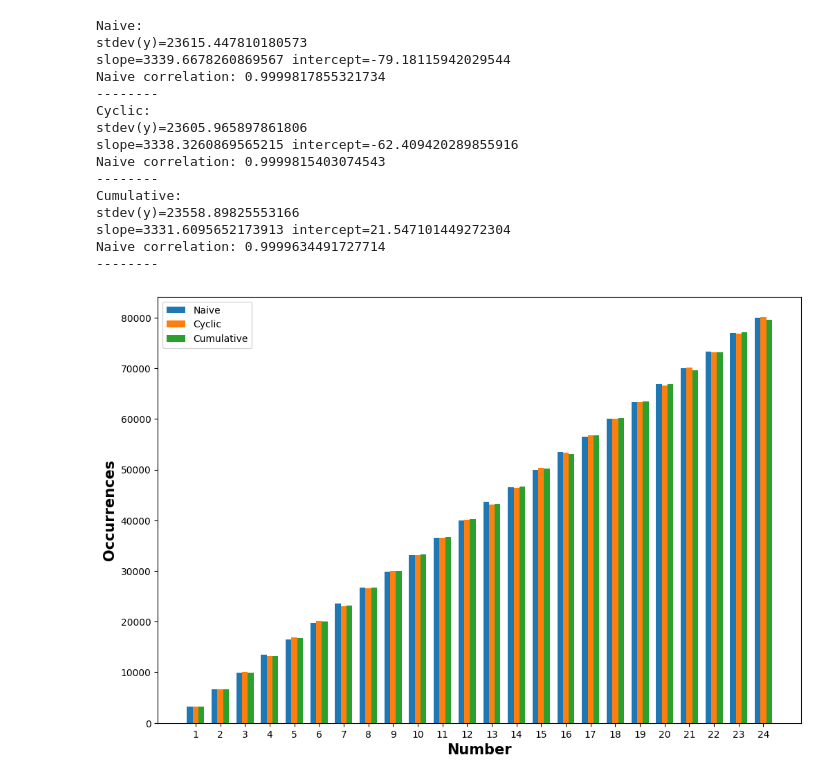
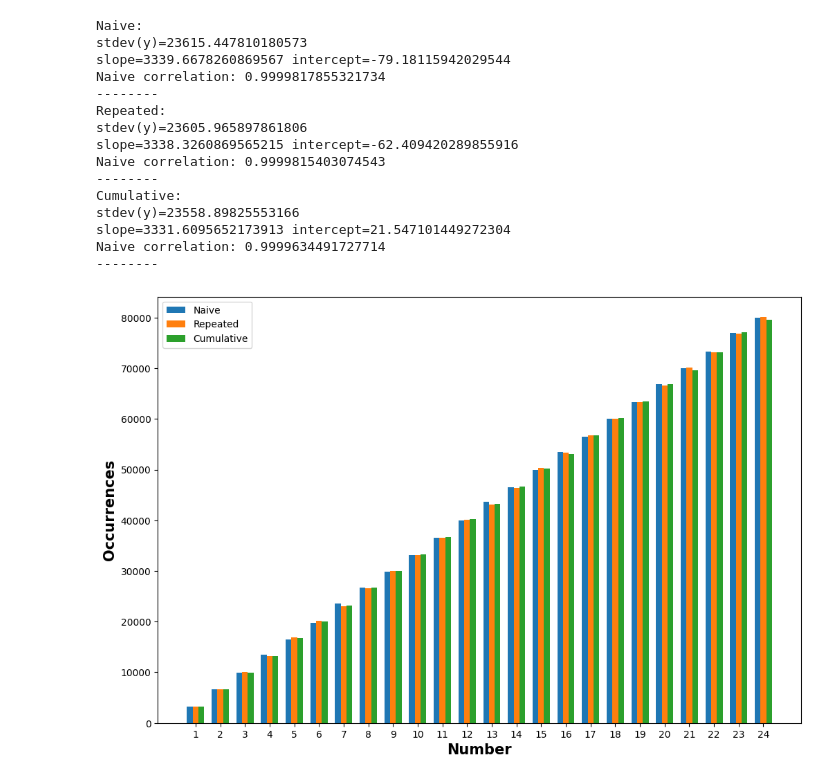
Before and after one commit to ktnlvr/ktnlvr.github.io-deprecated, a Jupyter notebook: content/posts/random-list-sampling-is-hard/simulate.ipynb, the cells around one changed output. Cells and saved outputs as stored; diff of their text form; code cells hidden in the pictures.

```diff
--- a/content/posts/random-list-sampling-is-hard/simulate.ipynb
+++ b/content/posts/random-list-sampling-is-hard/simulate.ipynb
@@ -32,13 +32,11 @@ def naive_weighted_draw():
 
 total_w = sum(weights)
 probabilities = list(map(lambda w: w / total_w, weights))
-cyclic_population_and_probabilities = cycle(zip(population, probabilities))
-def cyclic_weighted_draw():
+repeated_population_and_probabilities = cycle(zip(population, probabilities))
+def repeated_weighted_draw():
     total_w = sum(weights)
     probabilities = map(lambda w: w / total_w, weights)
-    # cycle just repeats the iterator forever
-    # making this is an infinite loop
-    for e, p in cyclic_population_and_probabilities:
+    for e, p in repeated_population_and_probabilities:
         if random_01() <= p:
             return e
     raise NotImplemented
@@ -59,12 +57,12 @@ def sample_func(func, n, k):
     return dict(c)
 # %%
 naive = sample_func(naive_weighted_draw, n, k)
-cyclic = sample_func(cyclic_weighted_draw, n, k)
+repeated = sample_func(repeated_weighted_draw, n, k)
 cum = sample_func(cum_weighted_draw, n, k)
 # %%
 fig, ax = plt.subplots(figsize =(12, 8))
 
-methods = [(naive, "Naive"), (cyclic, "Cyclic"), (cum, "Cumulative")]
+methods = [(naive, "Naive"), (repeated, "Repeated"), (cum, "Cumulative")]
 width = 1 / len(methods) - 0.1
 
 for i, (s, label) in enumerate(methods):
@@ -72,32 +70,32 @@ for i, (s, label) in enumerate(methods):
     x = list(s.keys())
     y = list(s.values())
     print(label + ":")
     print(f"{stdev(y)=}")
     slope, intercept = linear_regression(x, y)
     print(f"{slope=} {intercept=}")
     print(f"Naive correlation: {correlation(x, y)}")
     print("-" * 8)
     ax.bar([x + offset for x in x], y, label=label, width=width)
 
 plt.xlabel('Number', fontweight ='bold', fontsize = 15)
 plt.ylabel('Occurrences', fontweight ='bold', fontsize = 15)
 plt.xticks([n + width * 1 for n in range(1, n)], range(1, n))
 plt.legend()
 plt.show()
 # %% [output]
 Naive:
 stdev(y)=23615.447810180573
 slope=3339.6678260869567 intercept=-79.18115942029544
 Naive correlation: 0.9999817855321734
 --------
-Cyclic:
+Repeated:
 stdev(y)=23605.965897861806
 slope=3338.3260869565215 intercept=-62.409420289855916
 Naive correlation: 0.9999815403074543
 --------
 Cumulative:
 stdev(y)=23558.89825553166
 slope=3331.6095652173913 intercept=21.547101449272304
 Naive correlation: 0.9999634491727714
 --------
-[figure, old version]
+[figure, new version]
```
Also changed, not shown: 2 other files.
